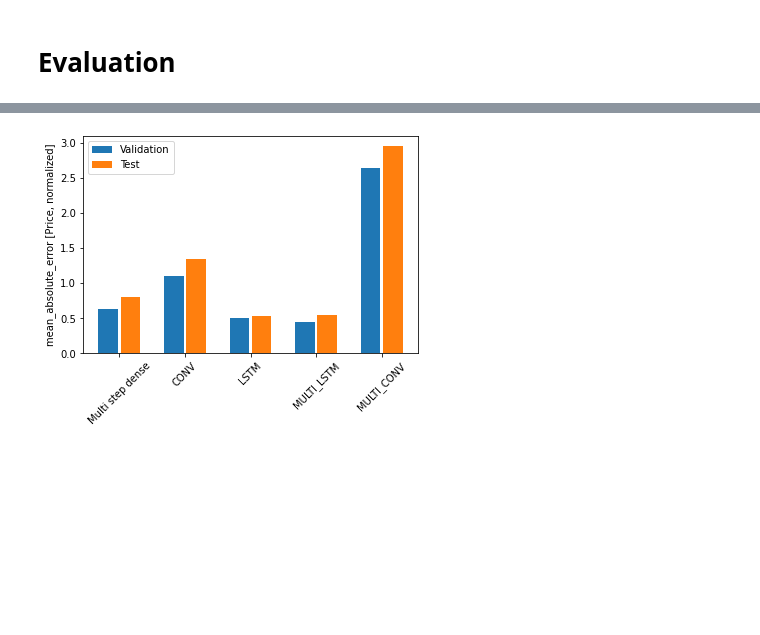
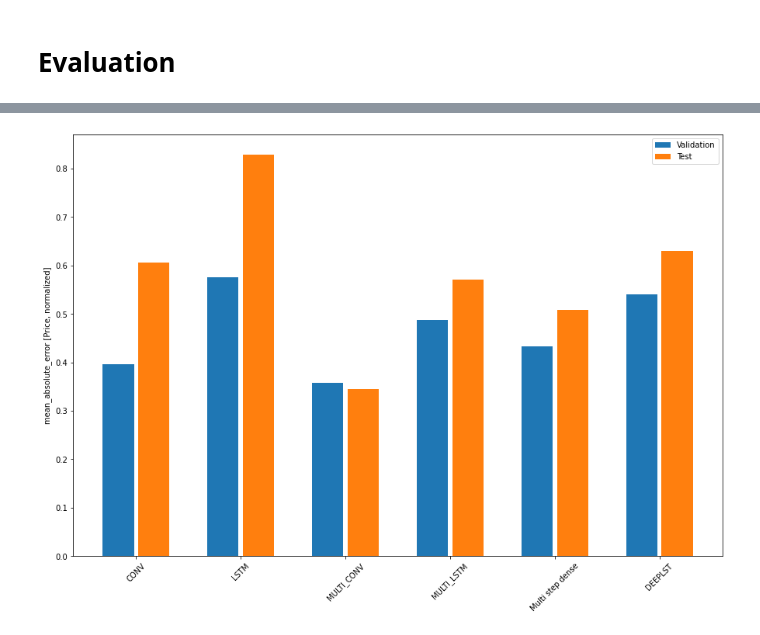
Before and after one commit to MarcosPalacios/Recurrent-Neural-Networks-for-Electricity-Price-Prediction, a Jupyter notebook: Testeo.ipynb, the cells around one changed output, grey strips where cells are left out. Drawn from its saved outputs; the diff is of its cells as text; code cells hidden in the pictures; blank space fills up the shorter version.

```diff
--- a/Testeo.ipynb
+++ b/Testeo.ipynb
@@ -405,8 +499,9 @@ multi_lstm_model = tf.keras.Sequential([
     # Adding more `lstm_units` just overfits more quickly.
     tf.keras.layers.LSTM(32, return_sequences=False),
     # Shape => [batch, out_steps*features]
-    tf.keras.layers.Dense(OUT_STEPS*num_features,
-                          kernel_initializer=tf.initializers.zeros()),
+    tf.keras.layers.Dropout(0.2),
+    tf.keras.layers.Dense(OUT_STEPS*1,
+                         ),
     # Shape => [batch, out_steps, features]
-    tf.keras.layers.Reshape([OUT_STEPS, num_features])
+    tf.keras.layers.Reshape([OUT_STEPS, 1])
 ])
@@ -441,0 +552,10 @@ plt.show()
+# %%
+model8 = tf.keras.models.Sequential([
+
+    tf.keras.layers.LSTM(40, return_sequences=True),
+    tf.keras.layers.Dropout(0.2),
+    tf.keras.layers.Conv1D(256, activation='relu', kernel_size=(CONV_WIDTH)),
+    tf.keras.layers.Dense(units=24,
+                          kernel_initializer=tf.initializers.zeros()),
+    tf.keras.layers.Reshape([24, 1]),
+])
@@ -441,0 +602,3 @@ plt.show()
+# %%
+val_performance['DEEPLST'] = model8.evaluate(multi_window.val)
+performance['DEEPLST'] = model8.evaluate(multi_window.test, verbose=0)
@@ -442,24 +607,2 @@ plt.show()
 # %% [markdown]
 # **Evaluation**
-# %%
-#Evaluamos la performance de los diferentes modelos
-
-val_performance = {}
-performance = {}
-
-IPython.display.clear_output()
-
-val_performance['Multi step dense'] = multi_step_dense.evaluate(multi_window.val)
-performance['Multi step dense'] = multi_step_dense.evaluate(multi_window.test, verbose=0)
-
-val_performance['CONV'] = conv_model.evaluate(multi_window.val)
-performance['CONV'] = conv_model.evaluate(multi_window.test, verbose=0)
-
-val_performance['LSTM'] = lstm_model.evaluate(wide_window.val)
-performance['LSTM'] = lstm_model.evaluate(wide_window.test, verbose=0)
-
-val_performance['MULTI_LSTM'] = multi_lstm_model.evaluate(multi_window.val)
-performance['MULTI_LSTM'] = multi_lstm_model.evaluate(multi_window.test, verbose=0)
-
-val_performance['MULTI_CONV'] = multi_conv_model.evaluate(multi_window.val)
-performance['MULTI_CONV'] = multi_conv_model.evaluate(multi_window.test, verbose=0)
@@ -472,22 +609,24 @@ performance['MULTI_CONV'] = multi_conv_model.evaluate(multi_window.test, verbose
 # %%
 #Ploteamos la performance de los diferentes modelos
+mpl.rcParams['figure.figsize'] = (15, 10)
+
 
 x = np.arange(len(performance))
 width = 0.3
 metric_name = 'mean_absolute_error'
 metric_index = lstm_model.metrics_names.index('mean_absolute_error')
 
 val_mae = [v[metric_index] for v in val_performance.values()]
 test_mae = [v[metric_index] for v in performance.values()]
 
 plt.ylabel('mean_absolute_error [Price, normalized]')
 plt.bar(x - 0.17, val_mae, width, label='Validation')
 plt.bar(x + 0.17, test_mae, width, label='Test')
 plt.xticks(ticks=x, labels=performance.keys(),
            rotation=45)
 _ = plt.legend()
 # %% [output]
-[figure, old version]
+[figure, new version]
 # %%
 for name, value in performance.items():
   print(f'{name:12s}: {value[1]:0.4f}')
```
Also changed, not shown: parts of 48 cells of this notebook.
